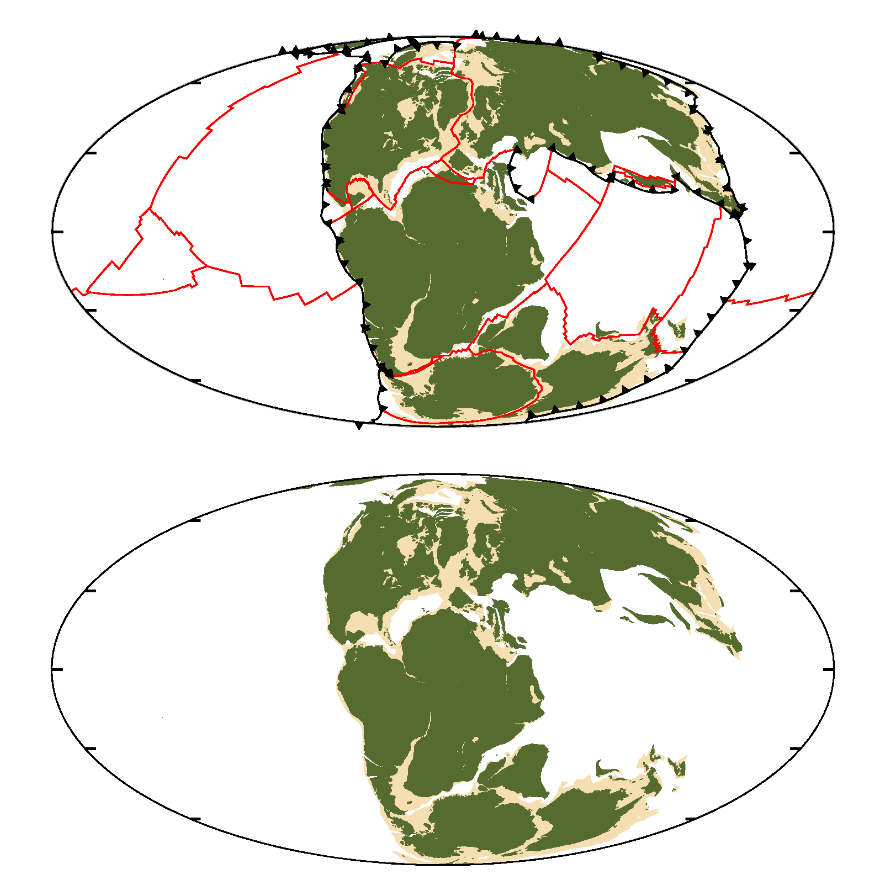
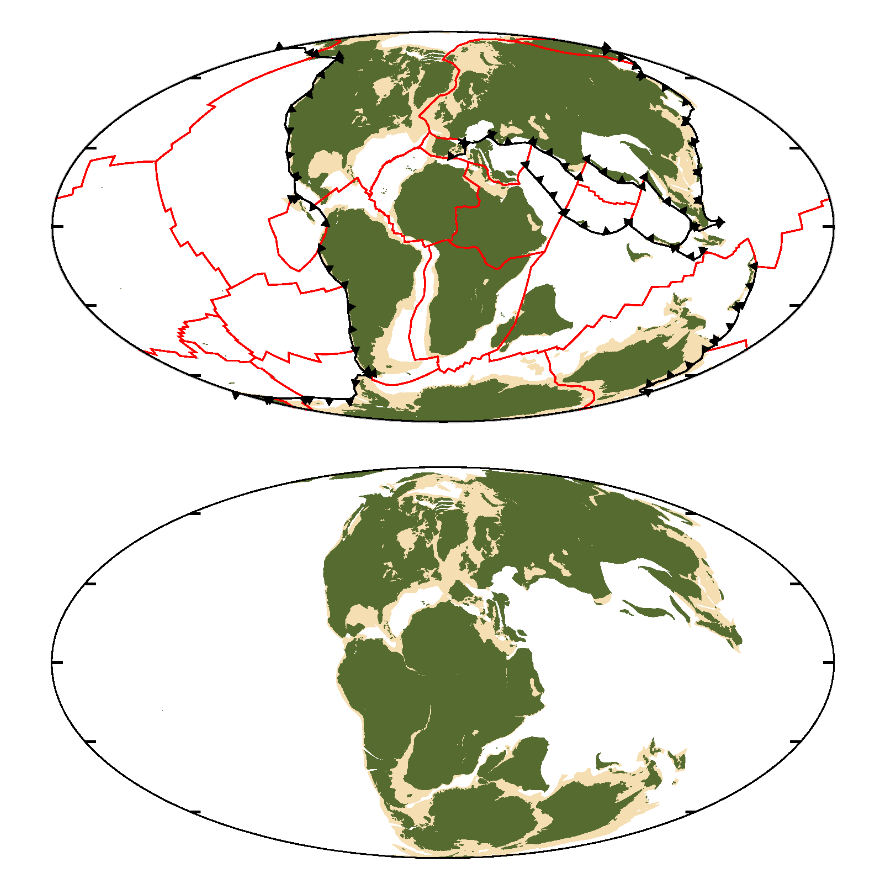
Before and after one commit to siwill22/GPlatesReconstructionModel, a Jupyter notebook: test_ReconstructionPlot.ipynb, the cells around one changed output. Cells and saved outputs as stored; diff of their text form; code cells hidden in the pictures.

```diff
--- a/test_ReconstructionPlot.ipynb
+++ b/test_ReconstructionPlot.ipynb
@@ -26,14 +28,14 @@ M2016.add_continent_polygons('/Applications/GPlates-2.0.0/SampleData/FeatureColl
 # %%
 gmt_r = gmt_reconstruction(M2016,'./plots','test')
 
 gmt_r.set_projection('-JW0/12c')
 gmt_r.set_region([-180,180,-90,90])
 
-gmt_r.plot_snapshot(150,anchor_plate_id=0)
+gmt_r.plot_snapshot(100,anchor_plate_id=0)
 
 Image(gmt_r.image_file)
 # %% [output]
-[figure, old version]
+[figure, new version]
 # %%
 gmt_r.plot_snapshot(150,layers=['coastlines','continents'])
 
```
Also changed, not shown: parts of 1 cell of this notebook, 5 other files.
